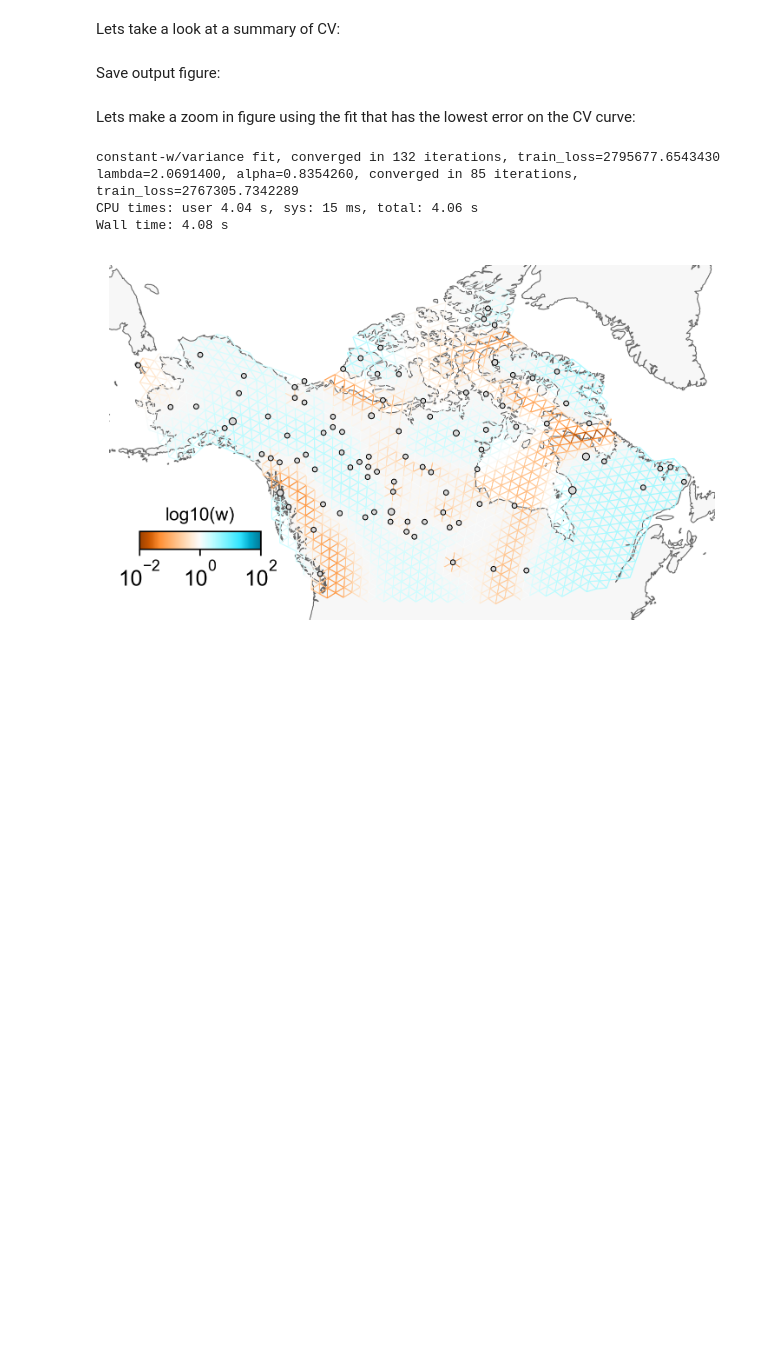
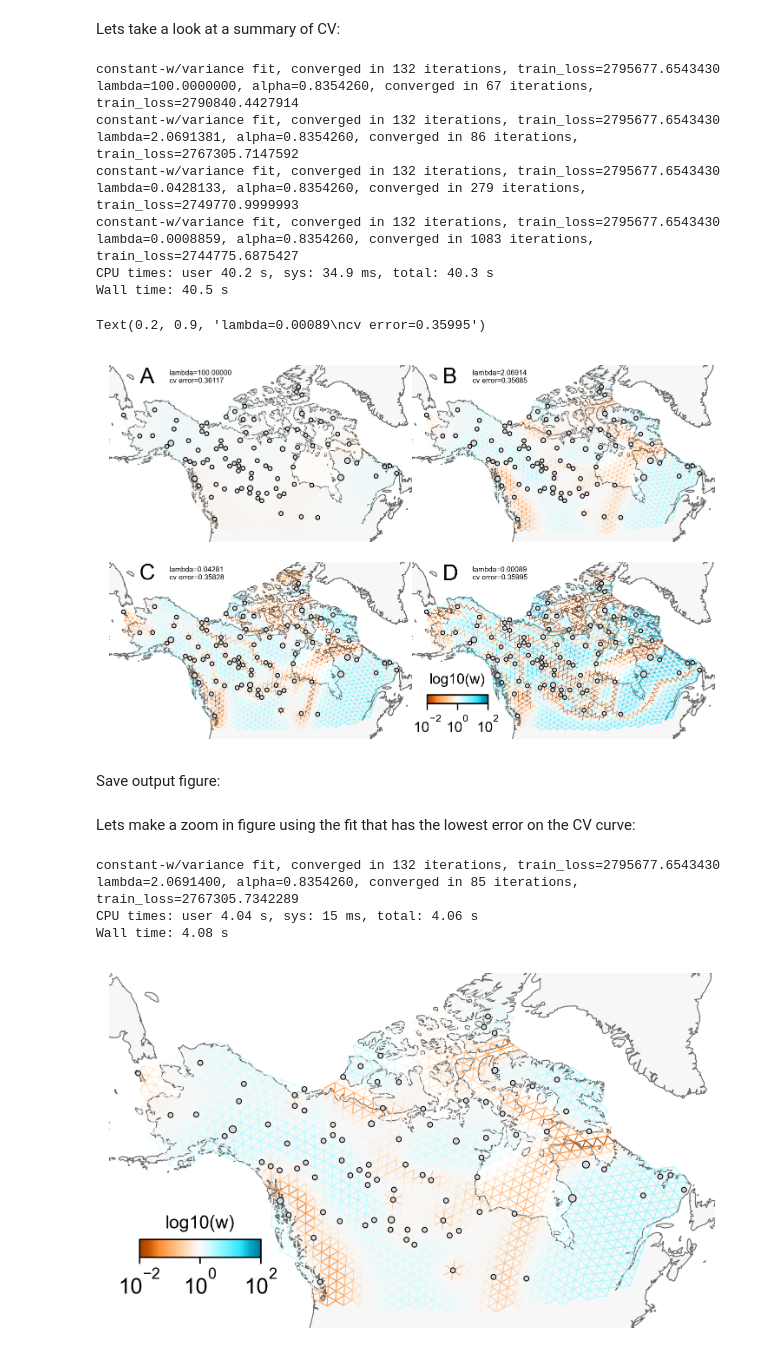
Before and after one commit to jhmarcus/feems-analysis, a Jupyter notebook: notebooks/figure-3-and-4-wolves.ipynb, the cells around one changed output. Saved outputs shown, nothing was run; the diff lists cells and outputs as text; code cells hidden in the pictures; blank space fills up the shorter version.

```diff
--- a/notebooks/figure-3-and-4-wolves.ipynb
+++ b/notebooks/figure-3-and-4-wolves.ipynb
@@ -102,11 +123,11 @@ cbar_orientation = "horizontal"
 
 # figure setup
 fig = plt.figure(dpi=300)
-spec = gridspec.GridSpec(ncols=2, nrows=3, figure=fig, wspace=0.0, hspace=0.0)
+spec = gridspec.GridSpec(ncols=2, nrows=2, figure=fig, wspace=0.0, hspace=0.0)
 
 # axis 00
 ax_00 = fig.add_subplot(spec[0, 0], projection=projection)
-ax_00.set_title("A", loc=title_loc, pad=title_pad, fontdict={"fontsize": title_fontsize})
+ax_00.set_title("A", x=0.1, loc=title_loc, pad=title_pad, fontdict={"fontsize": title_fontsize})
 sp_graph.fit(float(lamb_grid[0]))
 v = Viz(ax_00, sp_graph, projection=projection, edge_width=edge_width,
         edge_alpha=1, edge_zorder=100, sample_pt_size=20,
@@ -115,54 +136,68 @@ v = Viz(ax_00, sp_graph, projection=projection, edge_width=edge_width,
 v.draw_map()
 v.draw_edges(use_weights=True)
 v.draw_obs_nodes(use_ids=False)
-ax_00.text(.2, .85, "lambda={:.5f}\ncv error={:.5f}".format(lamb_grid[0], mean_cv_err[0, 0]),
+ax_00.text(.2, .9, "lambda={:.5f}\ncv error={:.5f}".format(lamb_grid[0], mean_cv_err[0, 0]),
            fontdict={"fontsize": 4}, transform = ax_00.transAxes)
-
-# axis 10
-ax_10 = fig.add_subplot(spec[1, 0], projection=projection)
-ax_10.set_title("B", loc=title_loc, pad=title_pad, fontdict={"fontsize": title_fontsize})
-sp_graph.fit(float(lamb_grid[3]))
-v = Viz(ax_10, sp_graph, projection=projection, edge_width=edge_width,
-        edge_alpha=1, edge_zorder=100, sample_pt_size=20,
-        obs_node_size=obs_node_size, sample_pt_color="black",
-        cbar_font_size=10)
-v.draw_map()
-v.draw_edges(use_weights=True)
-v.draw_obs_nodes(use_ids=False)
-ax_10.text(.2, .85, "lambda={:.5f}\ncv error={:.5f}".format(lamb_grid[3], mean_cv_err[3, 0]),
-           fontdict={"fontsize": 4}, transform = ax_10.transAxes)
 
 # axis 01
 ax_01 = fig.add_subplot(spec[0, 1], projection=projection)
-ax_01.set_title("C", loc=title_loc, pad=title_pad, fontdict={"fontsize": title_fontsize})
+ax_01.set_title("B", x=0.1, loc=title_loc, pad=title_pad, fontdict={"fontsize": title_fontsize})
 sp_graph.fit(float(lamb_cv))
 v = Viz(ax_01, sp_graph, projection=projection, edge_width=edge_width,
         edge_alpha=1, edge_zorder=100, sample_pt_size=20,
         obs_node_size=obs_node_size, sample_pt_color="black",
         cbar_font_size=10)
 v.draw_map()
 v.draw_edges(use_weights=True)
 v.draw_obs_nodes(use_ids=False)
-ax_01.text(.2, .85, "lambda={:.5f}\ncv error={:.5f}".format(lamb_cv, mean_cv_err[np.argmin(mean_cv_err), 0]),
+ax_01.text(.2, .9, "lambda={:.5f}\ncv error={:.5f}".format(lamb_cv, mean_cv_err[np.argmin(mean_cv_err), 0]),
            fontdict={"fontsize": 4}, transform = ax_01.transAxes)
+
+# axis 10
+ax_10 = fig.add_subplot(spec[1, 0], projection=projection)
+ax_10.set_title("C", x=0.1, loc=title_loc, pad=title_pad, fontdict={"fontsize": title_fontsize})
+sp_graph.fit(float(lamb_grid[8]))
+v = Viz(ax_10, sp_graph, projection=projection, edge_width=edge_width,
+        edge_alpha=1, edge_zorder=100, sample_pt_size=20,
+        obs_node_size=obs_node_size, sample_pt_color="black",
+        cbar_font_size=10)
+v.draw_map()
+v.draw_edges(use_weights=True)
+v.draw_obs_nodes(use_ids=False)
+ax_10.text(.2, .9, "lambda={:.5f}\ncv error={:.5f}".format(lamb_grid[8], mean_cv_err[8, 0]),
+           fontdict={"fontsize": 4}, transform = ax_10.transAxes)
+
 
 # axis 11
 ax_11 = fig.add_subplot(spec[1, 1], projection=projection)
-ax_11.set_title("D", loc=title_loc, pad=title_pad, fontdict={"fontsize": title_fontsize})
-sp_graph.fit(float(lamb_grid[10]))
+ax_11.set_title("D", x=0.1, loc=title_loc, pad=title_pad, fontdict={"fontsize": title_fontsize})
+sp_graph.fit(float(lamb_grid[12]))
 v = Viz(ax_11, sp_graph, projection=projection, edge_width=edge_width,
         edge_alpha=1, edge_zorder=100, sample_pt_size=20,
         obs_node_size=obs_node_size, sample_pt_color="black",
         cbar_font_size=10)
 v.draw_map()
 v.draw_edges(use_weights=True)
 v.draw_obs_nodes(use_ids=False)
 v.cbar_font_size = cbar_font_size
 v.cbar_orientation = cbar_orientation
 v.cbar_ticklabelsize = cbar_ticklabelsize
 v.draw_edge_colorbar()
-ax_11.text(.2, .85, "lambda={:.5f}\ncv error={:.5f}".format(lamb_grid[10], mean_cv_err[10, 0]),
+ax_11.text(.2, .9, "lambda={:.5f}\ncv error={:.5f}".format(lamb_grid[12], mean_cv_err[12, 0]),
            fontdict={"fontsize": 4}, transform = ax_11.transAxes)
+# %% [output]
+constant-w/variance fit, converged in 132 iterations, train_loss=2795677.6543430
+lambda=100.0000000, alpha=0.8354260, converged in 67 iterations, train_loss=2790840.4427914
+constant-w/variance fit, converged in 132 iterations, train_loss=2795677.6543430
+lambda=2.0691381, alpha=0.8354260, converged in 86 iterations, train_loss=2767305.7147592
+constant-w/variance fit, converged in 132 iterations, train_loss=2795677.6543430
+lambda=0.0428133, alpha=0.8354260, converged in 279 iterations, train_loss=2749770.9999993
+constant-w/variance fit, converged in 132 iterations, train_loss=2795677.6543430
+lambda=0.0008859, alpha=0.8354260, converged in 1083 iterations, train_loss=2744775.6875427
+CPU times: user 40.2 s, sys: 34.9 ms, total: 40.3 s
+Wall time: 40.5 s
+Text(0.2, 0.9, 'lambda=0.00089\ncv error=0.35995')
+[figure, added]
 # %% [markdown]
 Save output figure:
 # %%
```
Also changed, not shown: parts of 2 cells of this notebook, 2 other files.
